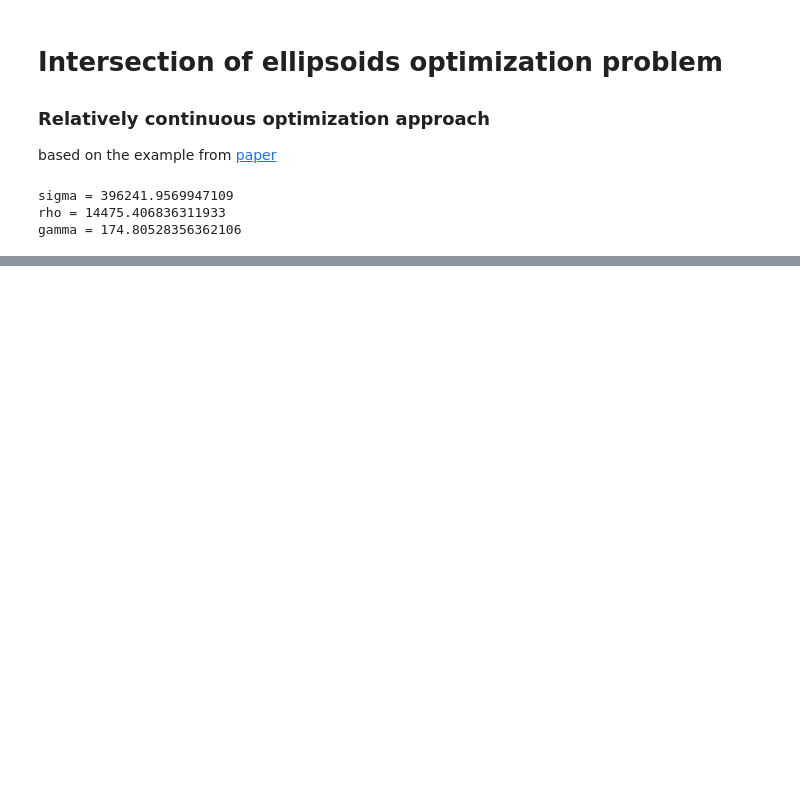
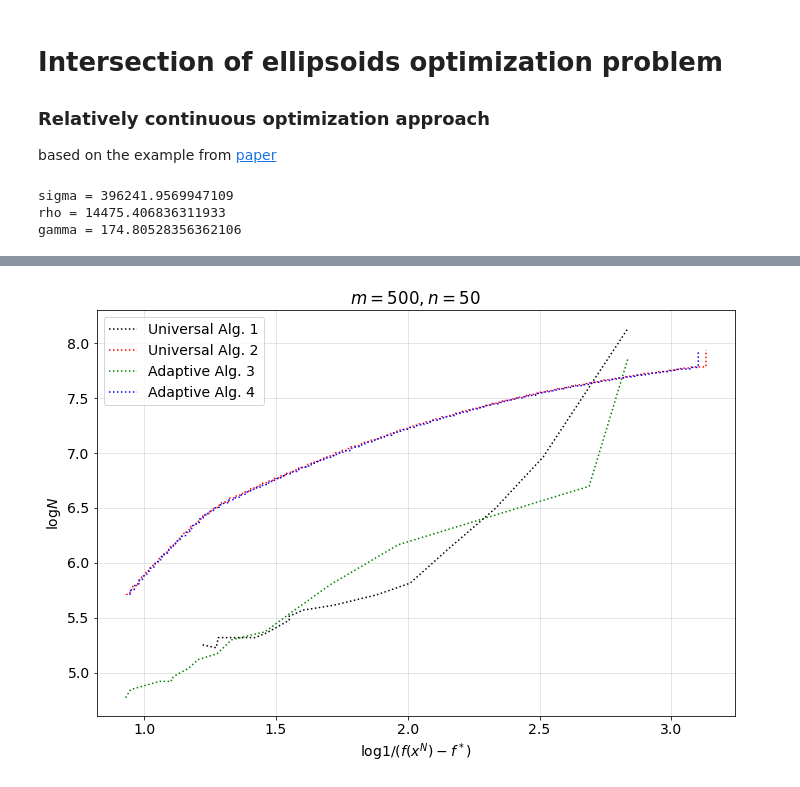
Before and after one commit to dmivilensky/Adaptive-relatively-smooth-optimization, a Jupyter notebook: mirror-descent-rel-continuous/iep.ipynb, the cells around one changed output, grey strips where cells are left out. Drawn from its saved outputs; the diff is of its cells as text; code cells hidden in the pictures; blank space fills up the shorter version.

```diff
--- a/mirror-descent-rel-continuous/iep.ipynb
+++ b/mirror-descent-rel-continuous/iep.ipynb
@@ -387,0 +427,37 @@ plt.show()
+# %%
+subopt_set = np.linspace(0.6, 0.05, 16)
+max_T = 20_000
+# %%
+alg1_N, alg1_subopt = [], []
+for eps in subopt_set:
+    _, __, _alg1 = alg1(x0, T=max_T, L=L, zeta=zeta, R=R, eps=eps)
+    alg1_N.append(len(_alg1['f']))
+    alg1_subopt.append(_alg1['f'][-1] - f_opt)
+# %%
+alg3_N, alg3_subopt = [], []
+for eps in subopt_set:
+    _, __, _alg3 = alg3(x0, T=max_T, L=L, zeta=zeta, R=R, eps=eps)
+    alg3_N.append(len(_alg3['f']))
+    alg3_subopt.append(_alg3['f'][-1] - f_opt)
+# %%
+plt.figure(figsize=(10,7))
+plt.rcParams.update({'font.size': 14})
+
+plt.plot(np.log(1 / np.array(alg1_subopt)), np.log(alg1_N), 'k:', label='Universal Alg. 1')
+start = 300
+finish = 1200
+plt.plot(np.log(1 / np.array(state_alg2['f'][start:-finish] - f_opt)), np.log(range(start+1, state_alg2['f'].shape[0] - finish + 1)), 'r:', label='Universal Alg. 2')
+plt.plot(np.log(1 / np.array(alg3_subopt)), np.log(alg3_N), 'g:', label='Adaptive Alg. 3')
+plt.plot(np.log(1 / np.array(state_alg4['f'][start:-finish] - f_opt)), np.log(range(start+1, state_alg4['f'].shape[0] - finish + 1)), 'b:', label='Adaptive Alg. 4')
+
+plt.grid(alpha=0.4)
+plt.legend()
+
+plt.title(f'$m = {m}, n = {n}$')
+plt.ylabel('$\\log N$')
+plt.xlabel('$\\log 1 / (f(x^N) - f^*)$')
+
+plt.tight_layout()
+# plt.savefig('log_eps_m=500,n=50.pdf')
+# %% [output]
+[figure, added]
```
Also changed, not shown: parts of 16 cells of this notebook, 8 other files.
